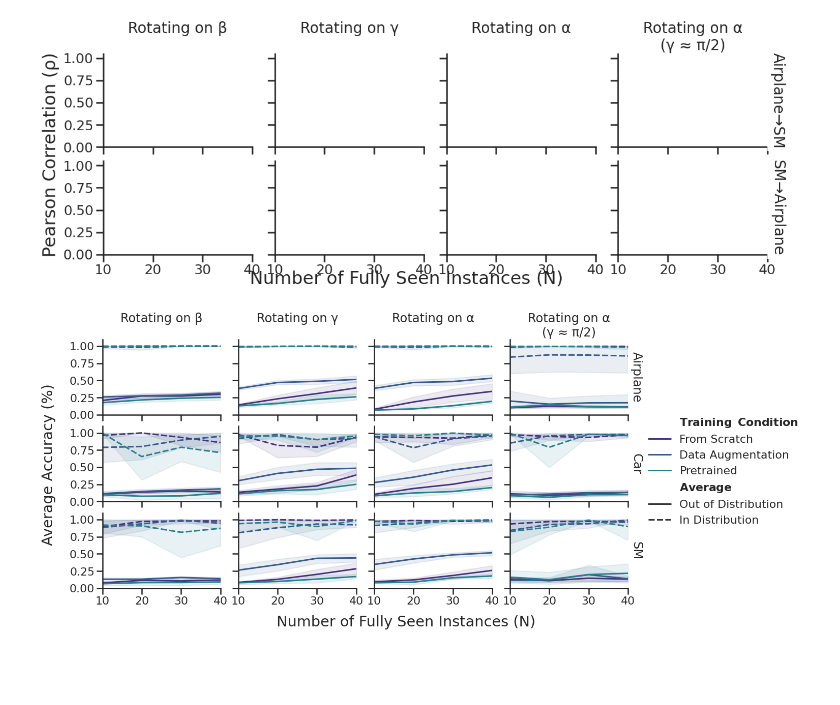
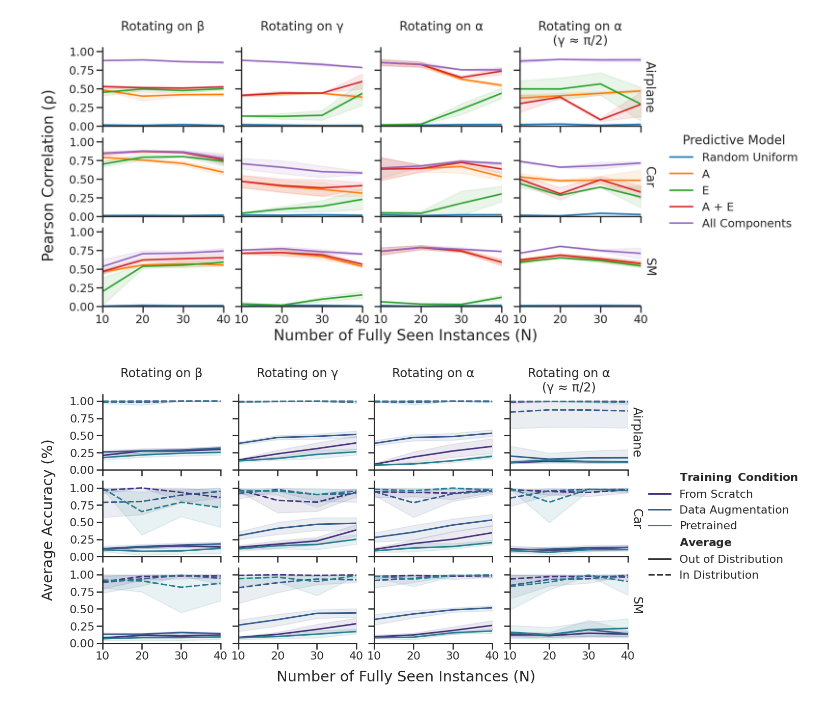
Before and after one commit to avicooper1/OOD_Orientation_Generalization, a Jupyter notebook: notebooks/average_and_pearson.ipynb, the cells around one changed output. Drawn from its saved outputs; the diff is of its cells as text; code cells hidden in the pictures; blank space fills up the shorter version.

```diff
--- a/notebooks/average_and_pearson.ipynb
+++ b/notebooks/average_and_pearson.ipynb
@@ -57,6 +57,8 @@ def translate_component_type(component_type):
     if component_type == 'EfC':
         return 'A flipped, E flipped'
         return 'E Flipped (In-Plane)'
+    if component_type == 'AEC':
+        return 'A + E'
     if component_type == 'CC':
         return 'All Components'
 def translate_exp_type(exp):
@@ -116,7 +118,7 @@ p = '/home/avic/Rotation-Generalization/notebooks/figures/pearson'
 5: Lamp
 6: Scale
 '''
-fig_type = 1
+fig_type = 0
 if fig_type == 0:
     joined = joined[~joined.pretrained & ~joined.augment & ~joined.scale].reset_index()
     FIGURE_PATH = os.path.join(p, 'architectures')
@@ -147,38 +149,38 @@ elif fig_type != 1:
     ROW_ORDER = ['Airplane', 'Car', 'SM']
 else:
     ROW_ORDER = ["Airplane→SM", "SM→Airplane"]
 
 if fig_type != 0:
     ARCHITECTURES = ['ResNet']
     joined = joined[joined.Architecture == 'ResNet']
 else:
     ARCHITECTURES = ['ResNet']#, 'DenseNet', 'Inception', 'CorNet']
 
 
 os.makedirs(FIGURE_PATH, exist_ok=True)
 melted_subset = pd.melt(joined.reset_index(), id_vars=['job_id', 'data_div', 'num', 'axes_scheme', 'Architecture', 'training_category', 'unrestricted_axis', 'exp_iter'], value_vars=['UC', 'AC', 'EC', 'AEC', 'CC'])
 melted_subset.rename(columns={'variable':'Predictive Model C'})
 melted_subset.value = np.abs(melted_subset.value)
 melted_subset['Predictive Model C'] = [translate_component_type(exp.variable) for _, exp in melted_subset.iterrows()]
 sns.set_style("dark")
 sns.set_context("poster")
 sns.set_style("ticks")
 
 COL_ORDER = [Y, X, Z, HOLE]
 
 for model_type in ARCHITECTURES:
-    g = sns.FacetGrid(melted_subset[(melted_subset.Architecture == model_type)], col="axes_scheme",  row="training_category", xlim=(10,40), ylim=(0,1.05), margin_titles=True, gridspec_kws={"wspace":0.15, "hspace":0.15}, size=3, aspect=1.5, col_order=COL_ORDER, row_order=ROW_ORDER)
-    lps = g.map_dataframe(sns.lineplot, "data_div", "value", hue="Predictive Model C", err_kws={"alpha": .1}, palette=sns.color_palette('tab10', 4))
+    g = sns.FacetGrid(melted_subset[(melted_subset.Architecture == model_type)], col="axes_scheme",  row="training_category", xlim=(10,40), ylim=(0,1.05), margin_titles=True, gridspec_kws={"wspace":0.15, "hspace":0.15}, height=3, aspect=1.5, col_order=COL_ORDER, row_order=ROW_ORDER)
+    lps = g.map_dataframe(sns.lineplot, "data_div", "value", hue="Predictive Model C", err_kws={"alpha": .1}, palette=sns.color_palette('tab10'))
     [plt.setp(ax.texts, text='') for ax in g.axes.flat]
     plt.setp(g.axes.flat, xlabel='', ylabel='', xticks=range(10,50,10), yticks=[0.25 * i for i in range(5)])
     g.set_titles(row_template = '{row_name}', col_template = '{col_name}')
     g.fig.supxlabel("Number of Fully Seen Instances (N)", y=0.0)
     g.fig.supylabel("Pearson Correlation (ρ)", x=0.05)
-    g.add_legend()
-    g._legend.texts[0].set_text(r"$\bf{Predictive \hspace{0.5} Model}$")
+    g.add_legend(title='Predictive Model')
+    # g._legend.texts[0].set_text(r"$\bf{Predictive \hspace{0.5} Model}$")
     # plt.savefig(os.path.join(FIGURE_PATH, model_type + '.png'), dpi=200, bbox_inches='tight')
 # %% [output]
-[figure, old version]
+[figure, new version]
 # %%
 joined = get_joined()
 FIGURE_PATH = '/home/avic/Rotation-Generalization/notebooks/figures/averages'
```
Also changed, not shown: 31 other files.
